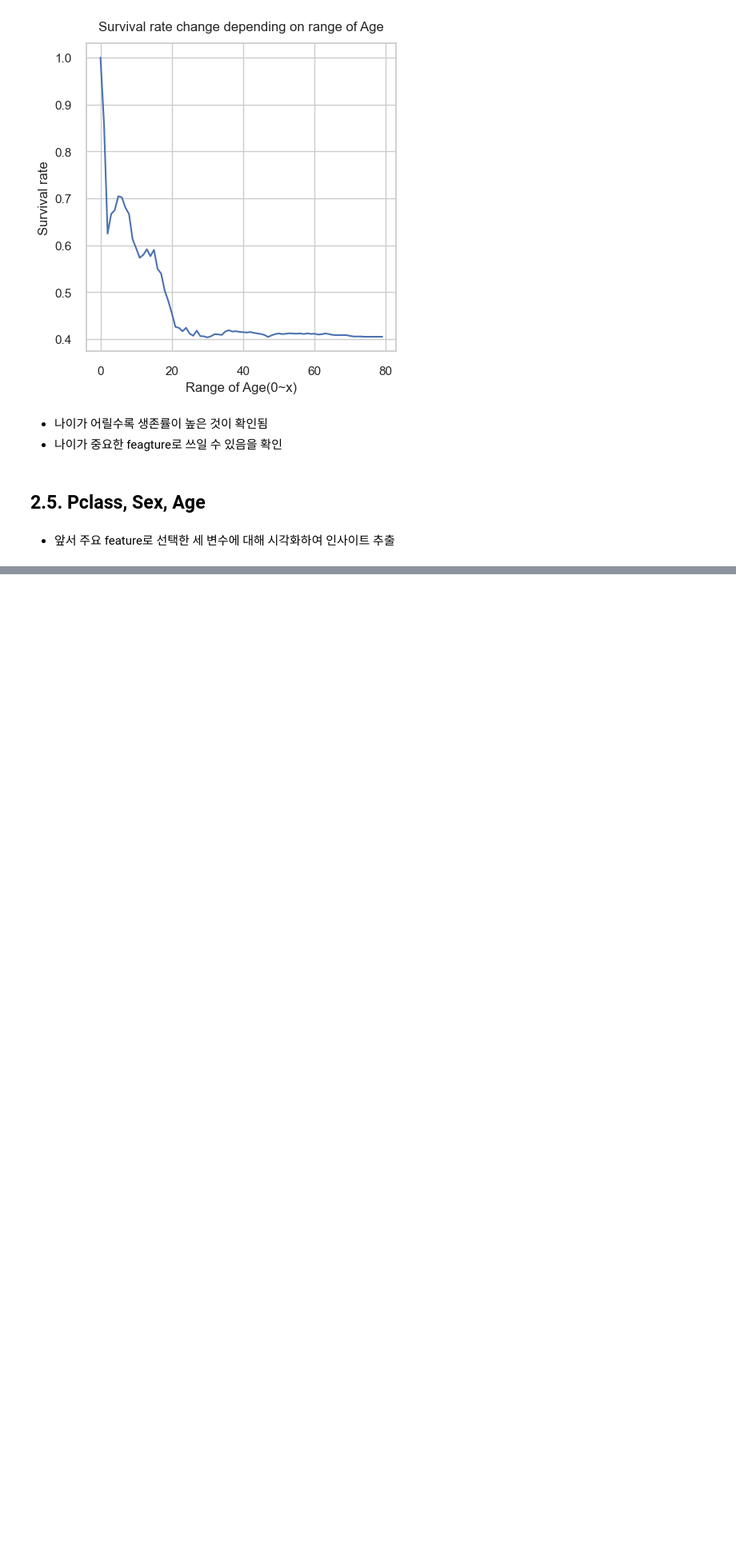
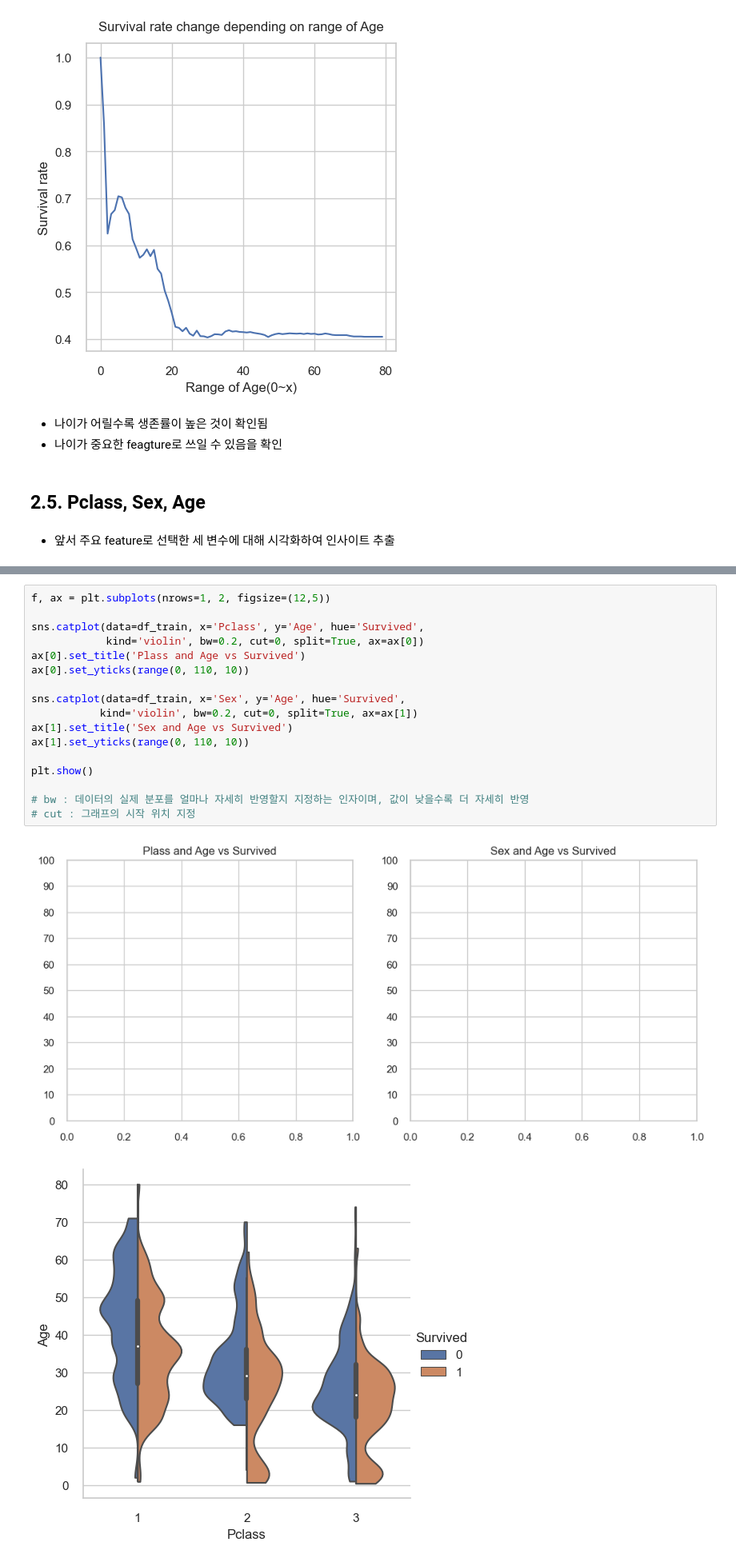
Before and after one commit to wonyeongdeok/kaggle_transcription, a Jupyter notebook: titanic.ipynb, the cells around one changed output, grey strips where cells are left out. Shown at 80% size. Cells and saved outputs as stored; diff of their text form; blank space fills up the shorter version.

Commit message:
violin subplot issue

```diff
--- a/titanic.ipynb
+++ b/titanic.ipynb
@@ -382,0 +389,20 @@ Text(0.5, 0, 'Range of Age(0~x)')
+# %%
+f, ax = plt.subplots(nrows=1, 2, figsize=(12,5))
+
+sns.catplot(data=df_train, x='Pclass', y='Age', hue='Survived',
+            kind='violin', bw=0.2, cut=0, split=True, ax=ax[0])
+ax[0].set_title('Plass and Age vs Survived')
+ax[0].set_yticks(range(0, 110, 10))
+
+sns.catplot(data=df_train, x='Sex', y='Age', hue='Survived',
+           kind='violin', bw=0.2, cut=0, split=True, ax=ax[1])
+ax[1].set_title('Sex and Age vs Survived')
+ax[1].set_yticks(range(0, 110, 10))
+
+plt.show()
+
+# bw : 데이터의 실제 분포를 얼마나 자세히 반영할지 지정하는 인자이며, 값이 낮을수록 더 자세히 반영
+# cut : 그래프의 시작 위치 지정
+# %% [output]
+[figure, added]
+[figure, added]
```
Also changed, not shown: parts of 3 cells of this notebook.
